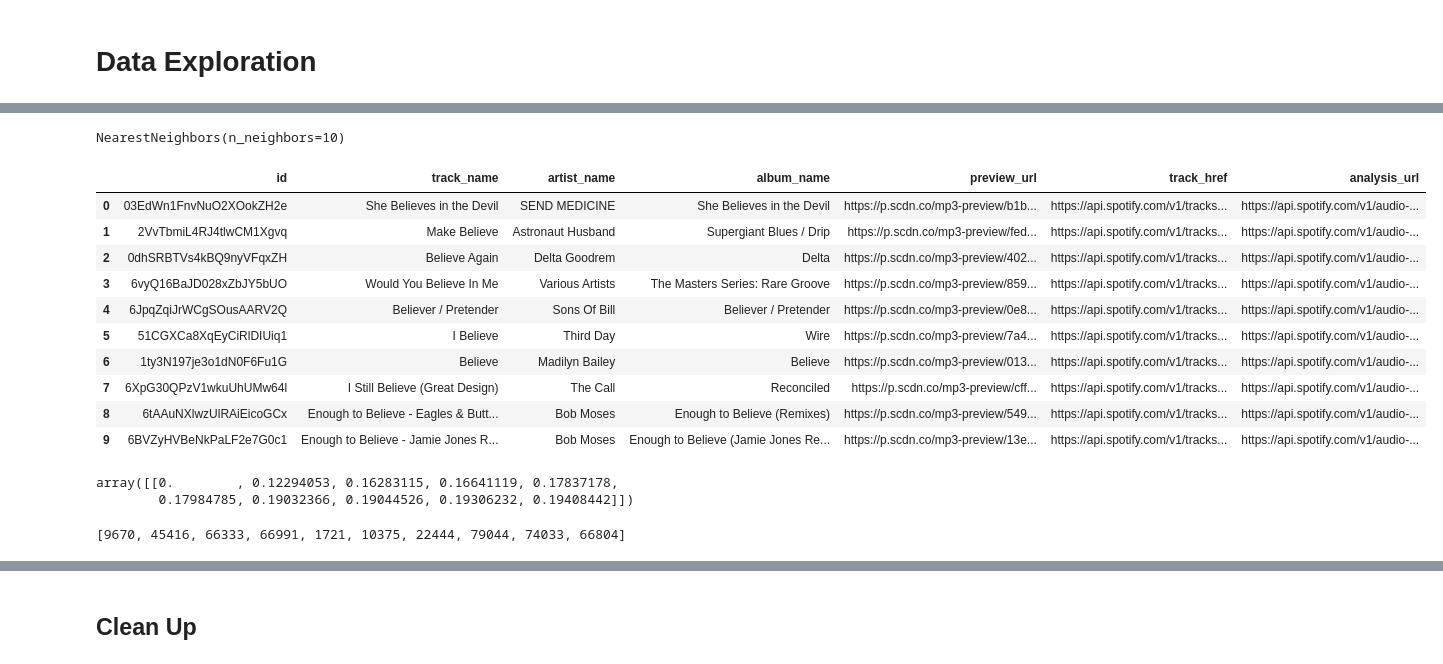
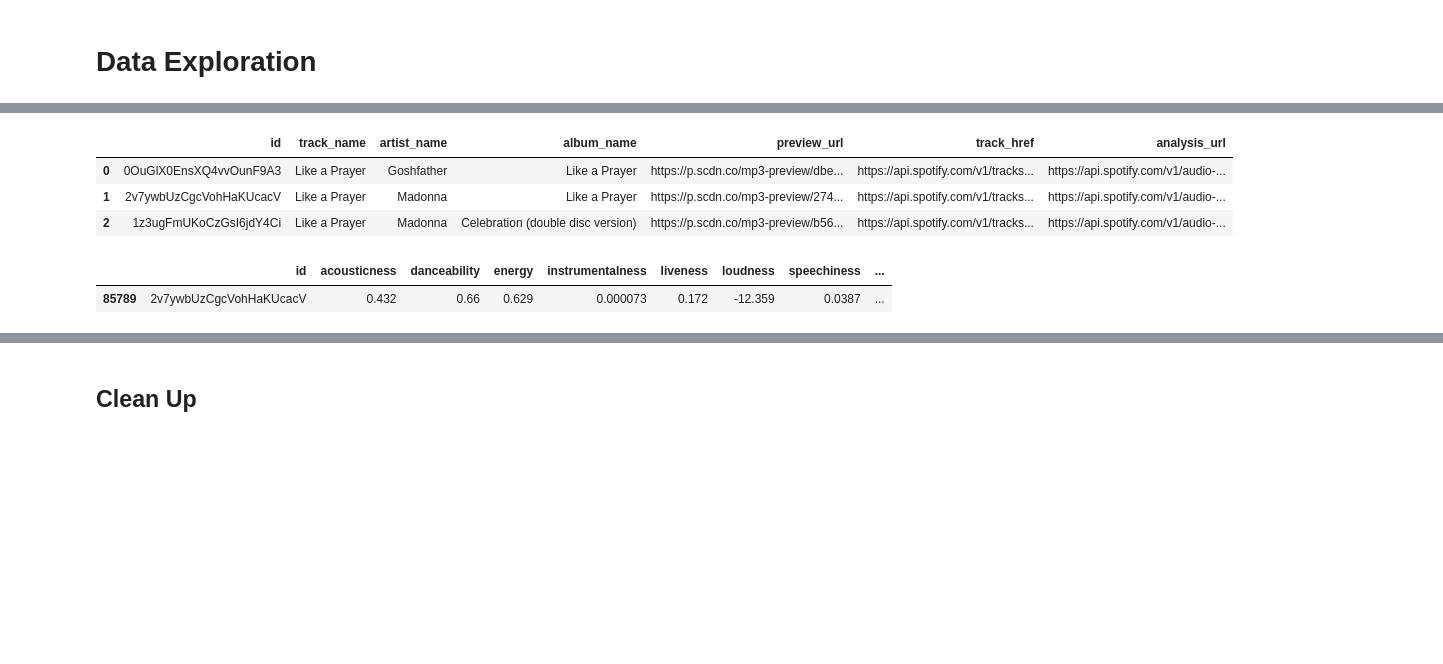
Before and after one commit to dejse/spotify-recommendation-streamlit, a Jupyter notebook: notebooks/E2E.ipynb, the cells around one changed output, grey strips where cells are left out. Saved outputs shown, nothing was run; the diff lists cells and outputs as text; code cells hidden in the pictures; blank space fills up the shorter version.

```diff
--- a/notebooks/E2E.ipynb
+++ b/notebooks/E2E.ipynb
@@ -151,13 +113,3 @@ con.query("summarize features").show()
-# %%
-# Replace NULLs and -1 with 0
-cols = ["mean_syllables_word", "mean_words_sentence", "n_sentences",
-        "n_words", "sentence_similarity", "vocabulary_wealth"]
-
-for col in cols:
-    # Shouldn't be done like this (sql injection)
-    # but prepared statements currently are buggy in DuckDB
-    sql = f"update features set {col} = 0 where {col} is null or {col} = -1"
-    con.execute(sql)
 # %%
 con.query("summarize features").df()
 # %% [output]
@@ -211,30 +170,30 @@ X = scaler.fit_transform(df.loc[:, df.columns != "id"])
 # %%
 from sklearn.neighbors import NearestNeighbors
 
-knn = NearestNeighbors(n_neighbors=10)
-knn.fit(X)
+def get_model_knn(X: np.ndarray) -> NearestNeighbors:
+    knn = NearestNeighbors(n_neighbors=5, algorithm="ball_tree")
+    knn.fit(X)
+    return knn
+
+knn = get_model_knn(X)
-# %% [output]
-NearestNeighbors(n_neighbors=10)
 # %%
 # lookup ids
-track_name = "believe"
-sql = f"""
-    select *
-    from lookup
-    where regexp_matches(lower(track_name), '{track_name}')
-    limit 10
-"""
-lookup_df = con.query(sql).df()
-lookup_df
+def lookup_ids(con: duckdb.DuckDBPyConnection, lookup_query: str) -> str:
+    sql = f"""
+      select *
+      from lookup
+      where
+        regexp_matches(lower(track_name), '{lookup_query}')
+        or
+        regexp_matches(lower(artist_name), '{lookup_query}')
+      limit 20
+    """
+    return con.query(sql).df()
+
+df_songs = lookup_ids(con, "like a prayer")
+df_songs
 # %% [output]
 |  | id | track_name | artist_name | album_name | preview_url | track_href | analysis_url |
-| 0 | 03EdWn1FnvNuO2XOokZH2e | She Believes in the Devil | SEND MEDICINE | She Believes in the Devil | https://p.scdn.co/mp3-preview/b1b... | https://api.spotify.com/v1/tracks... | https://api.spotify.com/v1/audio-... |
-| 1 | 2VvTbmiL4RJ4tlwCM1Xgvq | Make Believe | Astronaut Husband | Supergiant Blues / Drip | https://p.scdn.co/mp3-preview/fed... | https://api.spotify.com/v1/tracks... | https://api.spotify.com/v1/audio-... |
-| 2 | 0dhSRBTVs4kBQ9nyVFqxZH | Believe Again | Delta Goodrem | Delta | https://p.scdn.co/mp3-preview/402... | https://api.spotify.com/v1/tracks... | https://api.spotify.com/v1/audio-... |
-| 3 | 6vyQ16BaJD028xZbJY5bUO | Would You Believe In Me | Various Artists | The Masters Series: Rare Groove | https://p.scdn.co/mp3-preview/859... | https://api.spotify.com/v1/tracks... | https://api.spotify.com/v1/audio-... |
-| 4 | 6JpqZqiJrWCgSOusAARV2Q | Believer / Pretender | Sons Of Bill | Believer / Pretender | https://p.scdn.co/mp3-preview/0e8... | https://api.spotify.com/v1/tracks... | https://api.spotify.com/v1/audio-... |
-| 5 | 51CGXCa8XqEyCiRlDIUiq1 | I Believe | Third Day | Wire | https://p.scdn.co/mp3-preview/7a4... | https://api.spotify.com/v1/tracks... | https://api.spotify.com/v1/audio-... |
-| 6 | 1ty3N197je3o1dN0F6Fu1G | Believe | Madilyn Bailey | Believe | https://p.scdn.co/mp3-preview/013... | https://api.spotify.com/v1/tracks... | https://api.spotify.com/v1/audio-... |
-| 7 | 6XpG30QPzV1wkuUhUMw64l | I Still Believe (Great Design) | The Call | Reconciled | https://p.scdn.co/mp3-preview/cff... | https://api.spotify.com/v1/tracks... | https://api.spotify.com/v1/audio-... |
-| 8 | 6tAAuNXlwzUlRAiEicoGCx | Enough to Believe - Eagles & Butt... | Bob Moses | Enough to Believe (Remixes) | https://p.scdn.co/mp3-preview/549... | https://api.spotify.com/v1/tracks... | https://api.spotify.com/v1/audio-... |
-| 9 | 6BVZyHVBeNkPaLF2e7G0c1 | Enough to Believe - Jamie Jones R... | Bob Moses | Enough to Believe (Jamie Jones Re... | https://p.scdn.co/mp3-preview/13e... | https://api.spotify.com/v1/tracks... | https://api.spotify.com/v1/audio-... |
+| 0 | 0OuGlX0EnsXQ4vvOunF9A3 | Like a Prayer | Goshfather | Like a Prayer | https://p.scdn.co/mp3-preview/dbe... | https://api.spotify.com/v1/tracks... | https://api.spotify.com/v1/audio-... |
+| 1 | 2v7ywbUzCgcVohHaKUcacV | Like a Prayer | Madonna | Like a Prayer | https://p.scdn.co/mp3-preview/274... | https://api.spotify.com/v1/tracks... | https://api.spotify.com/v1/audio-... |
+| 2 | 1z3ugFmUKoCzGsI6jdY4Ci | Like a Prayer | Madonna | Celebration (double disc version) | https://p.scdn.co/mp3-preview/b56... | https://api.spotify.com/v1/tracks... | https://api.spotify.com/v1/audio-... |
@@ -245,4 +200,7 @@ lookup_df
 # %%
-# Make test data
-df_test = df.query("id == '6tAAuNXlwzUlRAiEicoGCx'").loc[:, df.columns != "id"]
-X_test = scaler.transform(df_test)
+# Select Song
+df_test = df.query("id == '2v7ywbUzCgcVohHaKUcacV'")
+df_test
+# %% [output]
+|  | id | acousticness | danceability | energy | instrumentalness | liveness | loudness | speechiness | ... |
+| 85789 | 2v7ywbUzCgcVohHaKUcacV | 0.432 | 0.66 | 0.629 | 0.000073 | 0.172 | -12.359 | 0.0387 | ... |
@@ -252,9 +206,0 @@ distances, indices = knn.kneighbors(X_test)
-# %%
-distances
-# %% [output]
-array([[0.        , 0.12294053, 0.16283115, 0.16641119, 0.17837178,
-        0.17984785, 0.19032366, 0.19044526, 0.19306232, 0.19408442]])
-# %%
-indices[0].tolist()
-# %% [output]
-[9670, 45416, 66333, 66991, 1721, 10375, 22444, 79044, 74033, 66804]
```
Also changed, not shown: parts of 28 cells of this notebook.
